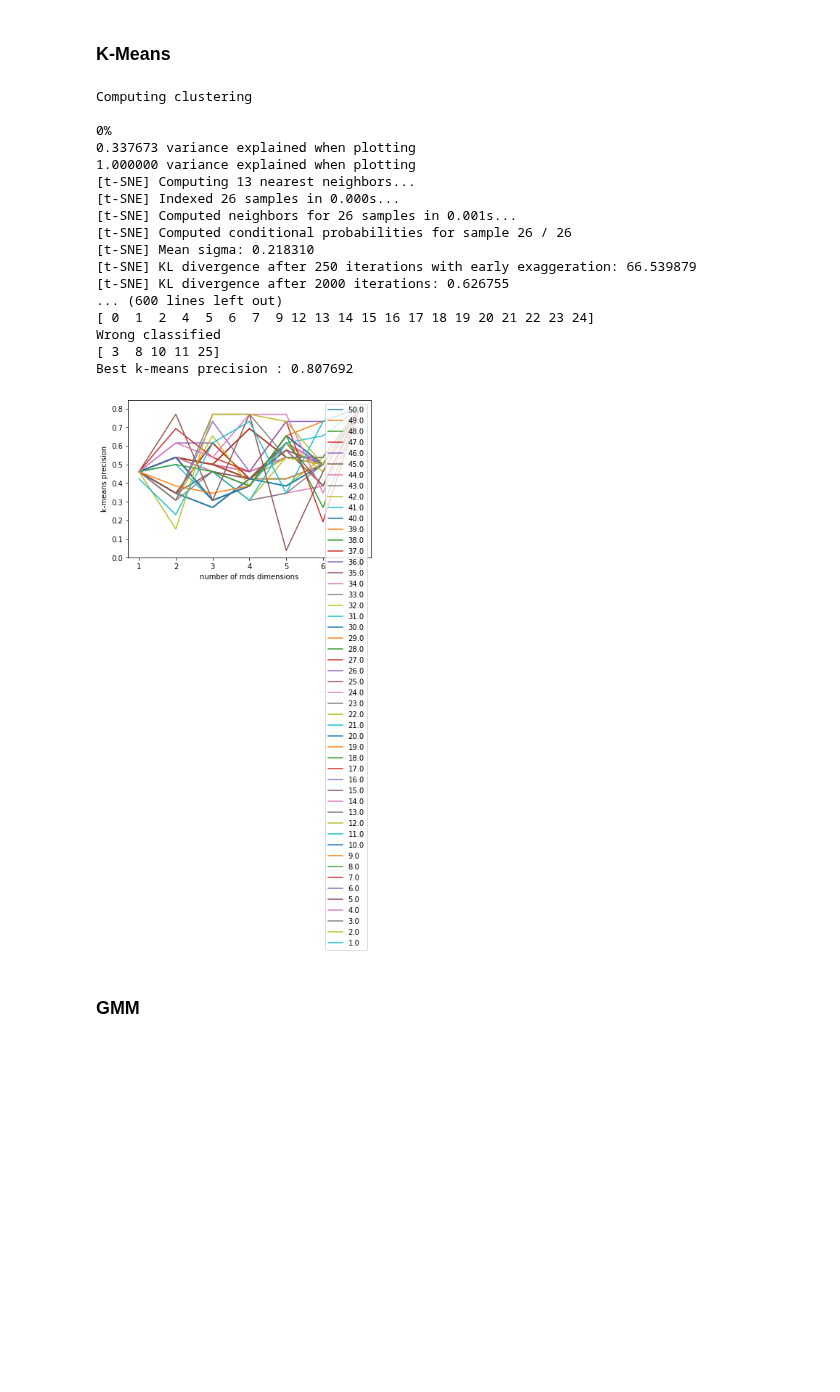
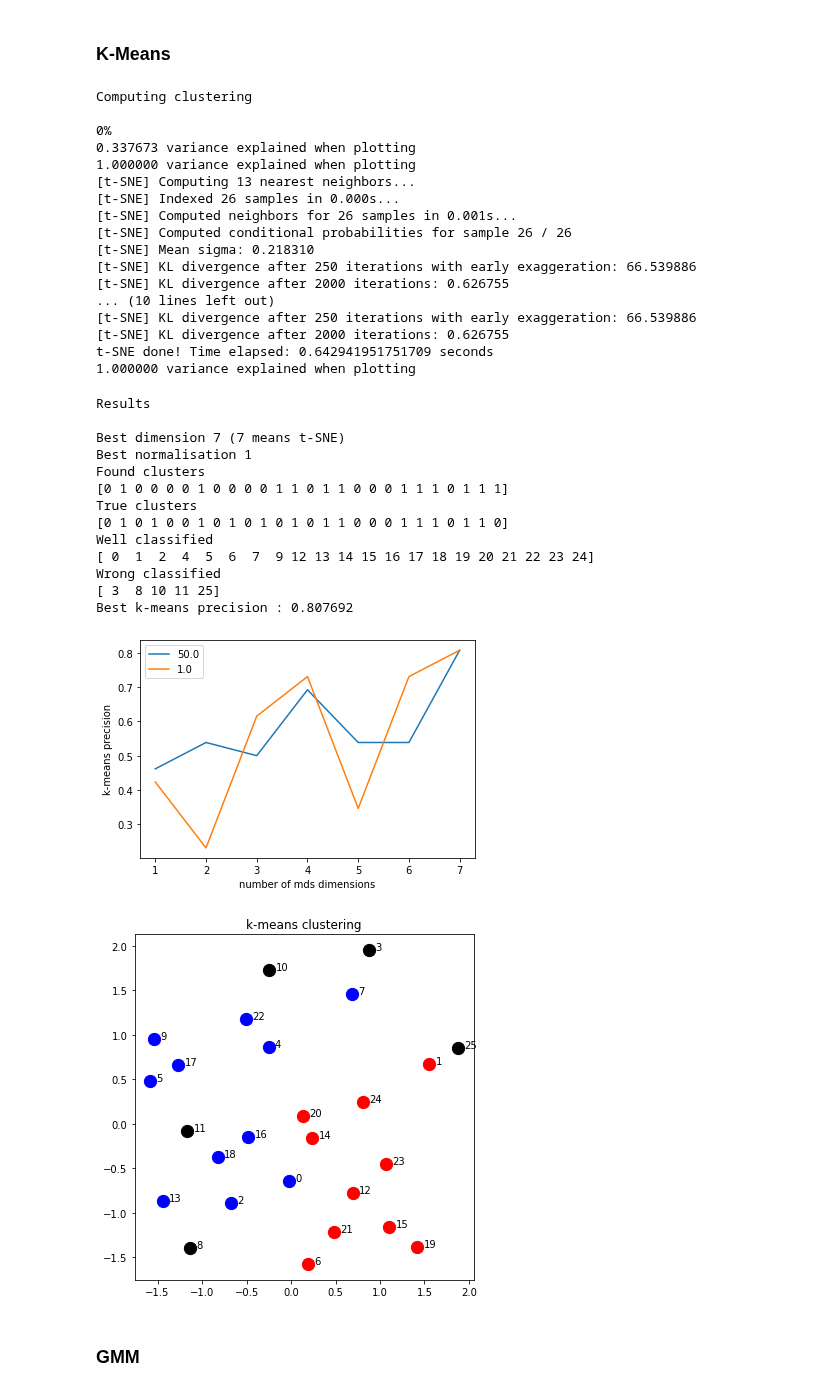
Before and after one commit to alexandremerasli/TFE, a Jupyter notebook: cluster_data.ipynb, the cells around one changed output. Drawn from its saved outputs; the diff is of its cells as text; code cells hidden in the pictures; blank space fills up the shorter version.

```diff
--- a/cluster_data.ipynb
+++ b/cluster_data.ipynb
@@ -955,12 +989,11 @@ Best spectral clustering precision : 0.615385
 # %%
 from sklearn.cluster import KMeans
 
-coefficients = np.flip(np.linspace(1,50,50))
+coefficients = np.flip(np.linspace(1,50,2))
 
 kmeans_result = Results("k-means")
 kmeans = KMeans(n_clusters=2, random_state=0)
 kmeans_result.applyMethod(kmeans)
-kmeans_result.twoClustersMethodResult()
 # %% [output]
 Computing clustering
 
@@ -972,14 +1005,33 @@ Computing clustering
 [t-SNE] Computed neighbors for 26 samples in 0.001s...
 [t-SNE] Computed conditional probabilities for sample 26 / 26
 [t-SNE] Mean sigma: 0.218310
-[t-SNE] KL divergence after 250 iterations with early exaggeration: 66.539879
+[t-SNE] KL divergence after 250 iterations with early exaggeration: 66.539886
 [t-SNE] KL divergence after 2000 iterations: 0.626755
-... (600 lines left out)
-[ 0  1  2  4  5  6  7  9 12 13 14 15 16 17 18 19 20 21 22 23 24]
-Wrong classified
-[ 3  8 10 11 25]
-Best k-means precision : 0.807692
+... (10 lines left out)
+[t-SNE] KL divergence after 250 iterations with early exaggeration: 66.539886
+[t-SNE] KL divergence after 2000 iterations: 0.626755
+t-SNE done! Time elapsed: 0.642941951751709 seconds
+1.000000 variance explained when plotting
-[figure, removed]
+# %%
+# Show results
+kmeans_result.twoClustersMethodResult()
+kmeans_result.showResultMap()
+# %% [output]
+Results
+
+Best dimension 7 (7 means t-SNE)
+Best normalisation 1
+Found clusters
+[0 1 0 0 0 0 1 0 0 0 0 1 1 0 1 1 0 0 0 1 1 1 0 1 1 1]
+True clusters
+[0 1 0 1 0 0 1 0 1 0 1 0 1 0 1 1 0 0 0 1 1 1 0 1 1 0]
+Well classified
+[ 0  1  2  4  5  6  7  9 12 13 14 15 16 17 18 19 20 21 22 23 24]
+Wrong classified
+[ 3  8 10 11 25]
+Best k-means precision : 0.807692
+[figure, added]
+[figure, added]
 # %% [markdown]
 ### GMM
 # %%
```
Also changed, not shown: parts of 5 cells of this notebook.
